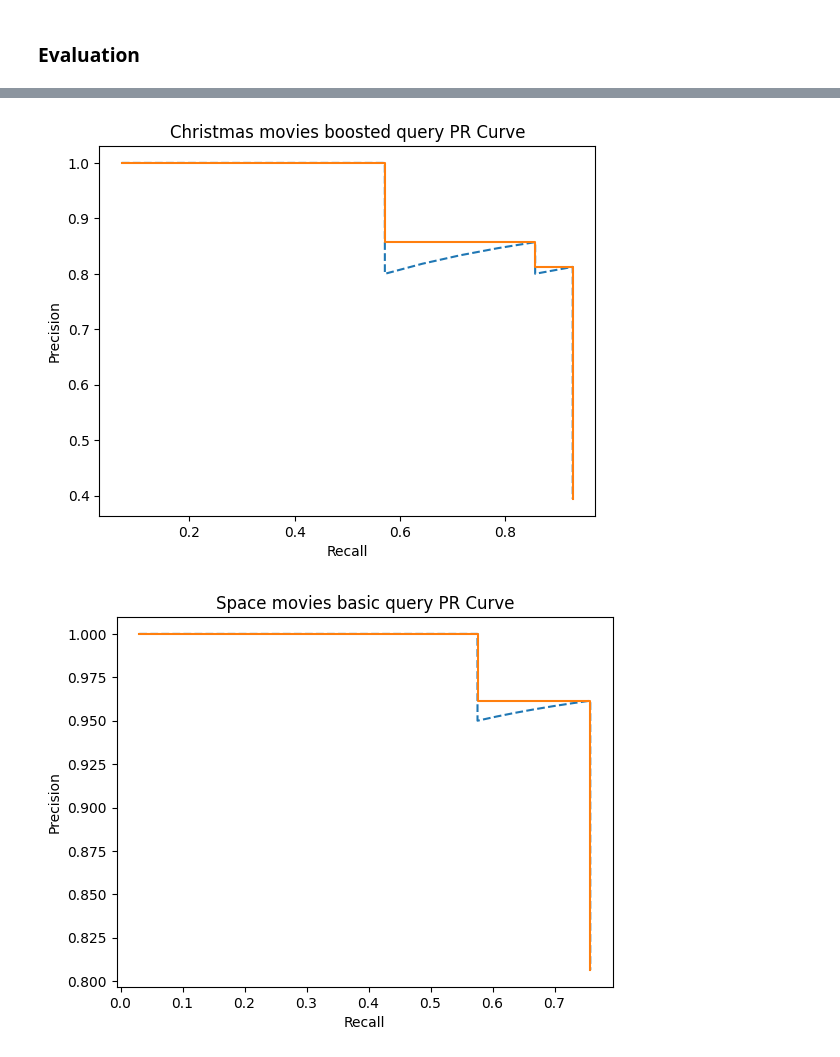
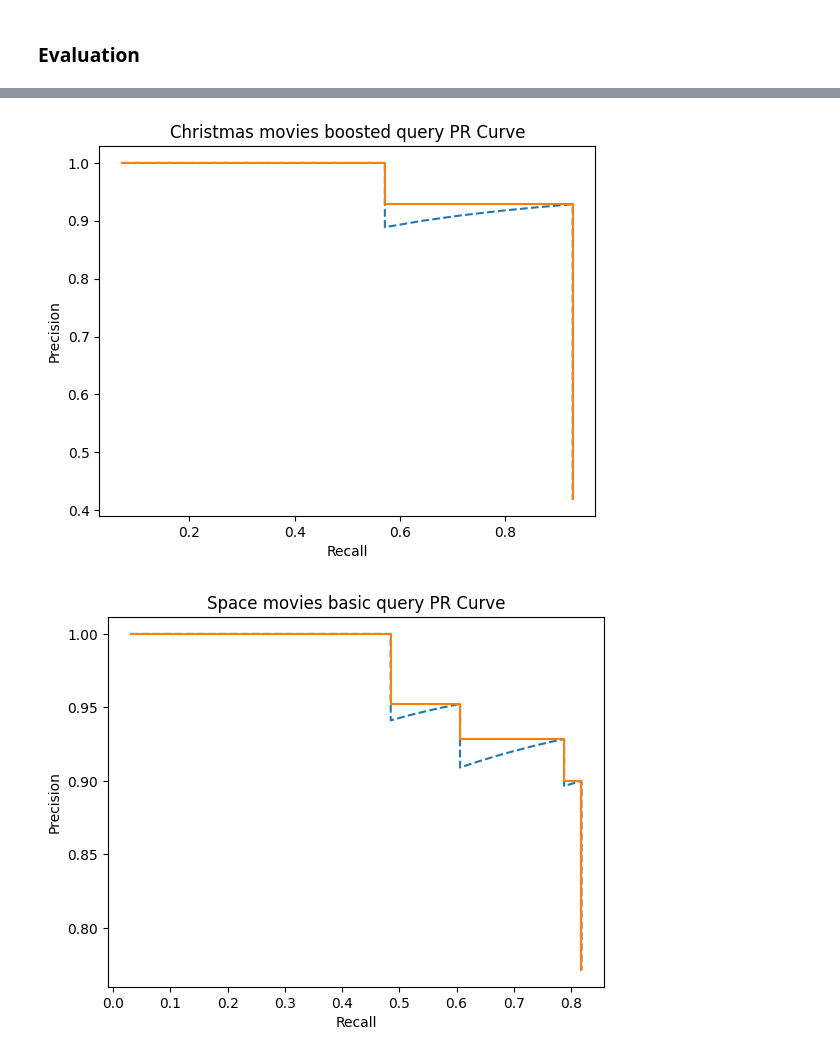
Before and after one commit to margaridav27/feup-pri, a Jupyter notebook: milestone2/notebooks/evaluation.ipynb, the cells around one changed output, grey strips where cells are left out. Drawn from its saved outputs; the diff is of its cells as text; code cells hidden in the pictures.

```diff
--- a/milestone2/notebooks/evaluation.ipynb
+++ b/milestone2/notebooks/evaluation.ipynb
@@ -71,7 +71,7 @@ def get_title(movie_type, type):
     return f"{movie_type} {type} query PR Curve"
 # %%
 DEBUG = False
-ENHANCED = False
+ENHANCED = True
 
 basic_average_precisions = []
 boosted_average_precisions = []
@@ -159,2 +159,2 @@ if not DEBUG:
-[figure, old version]
+[figure, new version]
-[figure, old version]
+[figure, new version]
```
Also changed, not shown: parts of 1 cell of this notebook, 28 other files.
